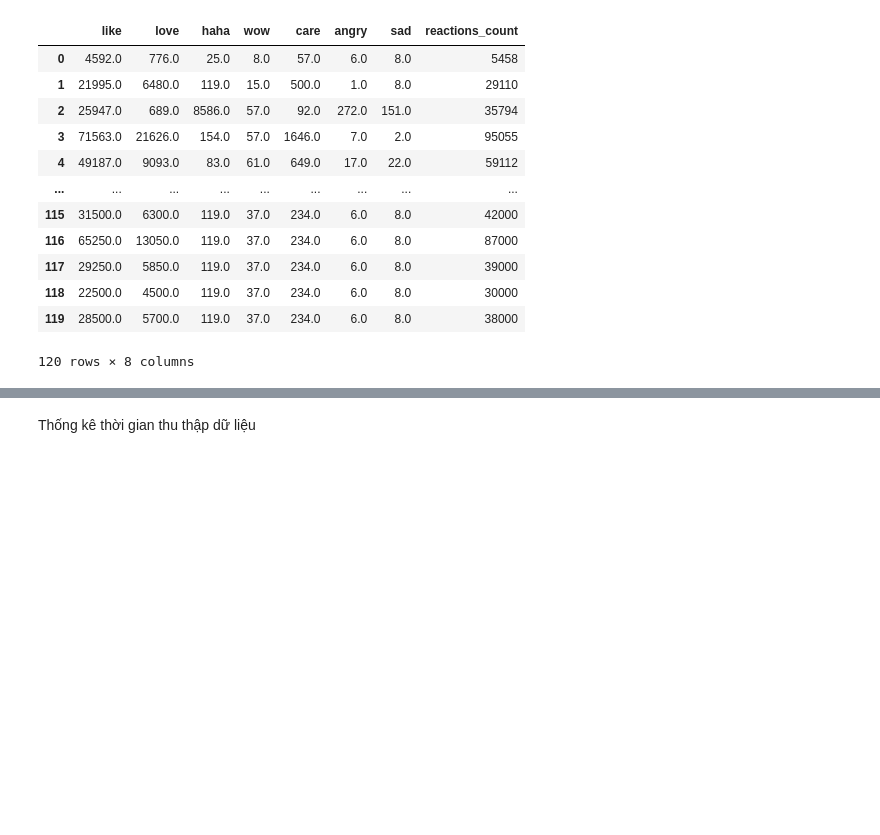
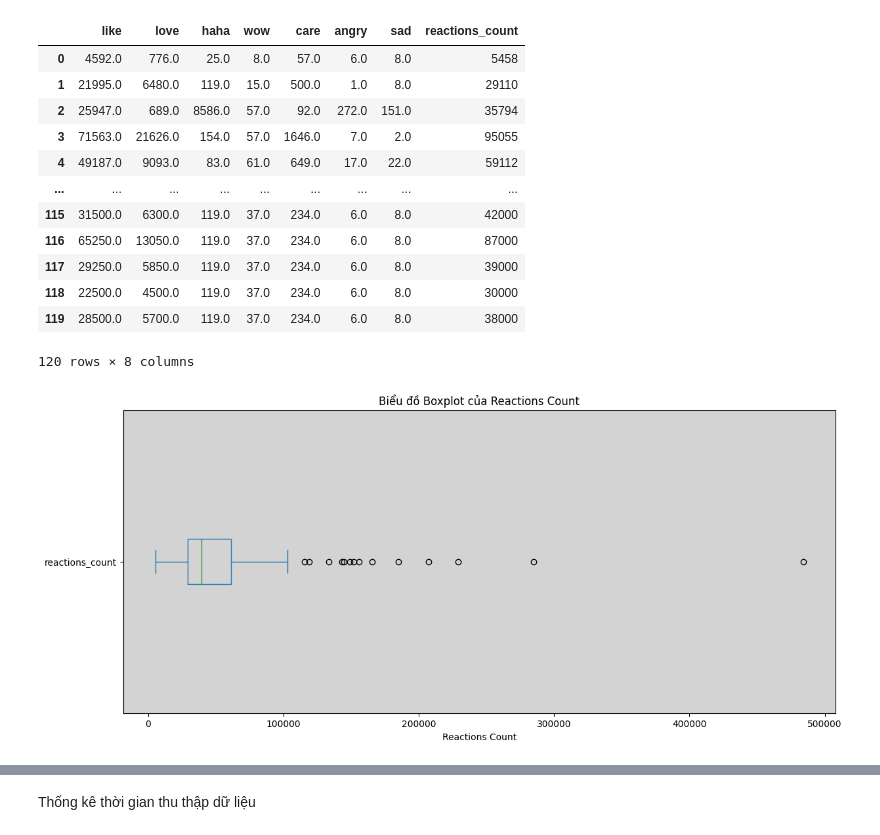
Before and after one commit to phulocnguyen/Facebook-Data-Analysis, a Jupyter notebook: Data Analysis.ipynb, the cells around one changed output, grey strips where cells are left out. Saved outputs shown, nothing was run; the diff lists cells and outputs as text; code cells hidden in the pictures; blank space fills up the shorter version.

```diff
--- a/Data Analysis.ipynb
+++ b/Data Analysis.ipynb
@@ -184,6 +184,18 @@ See the caveats in the documentation: https://pandas.pydata.org/pandas-docs/stab
 | 118 | 22500.0 | 4500.0 | 119.0 | 37.0 | 234.0 | 6.0 | 8.0 | 30000 |
 | 119 | 28500.0 | 5700.0 | 119.0 | 37.0 | 234.0 | 6.0 | 8.0 | 38000 |
 120 rows × 8 columns
+# %%
+fig, ax = plt.subplots(figsize=(14, 6))
+df_reactions['reactions_count'].plot(kind='box', vert=False, ax=ax)
+
+ax.set_facecolor('lightgray')
+
+plt.title('Biểu đồ Boxplot của Reactions Count')
+plt.xlabel('Reactions Count')
+
+plt.show()
+# %% [output]
+[figure, added]
 # %%
 df_reactions = pd.concat([raw_df, df_reactions], axis=1).drop('reactions', axis=1)
 df_reactions[['time','post_text','like','love','haha','wow','care','angry','sad',
```
Also changed, not shown: parts of 29 cells of this notebook, 2 other files.
